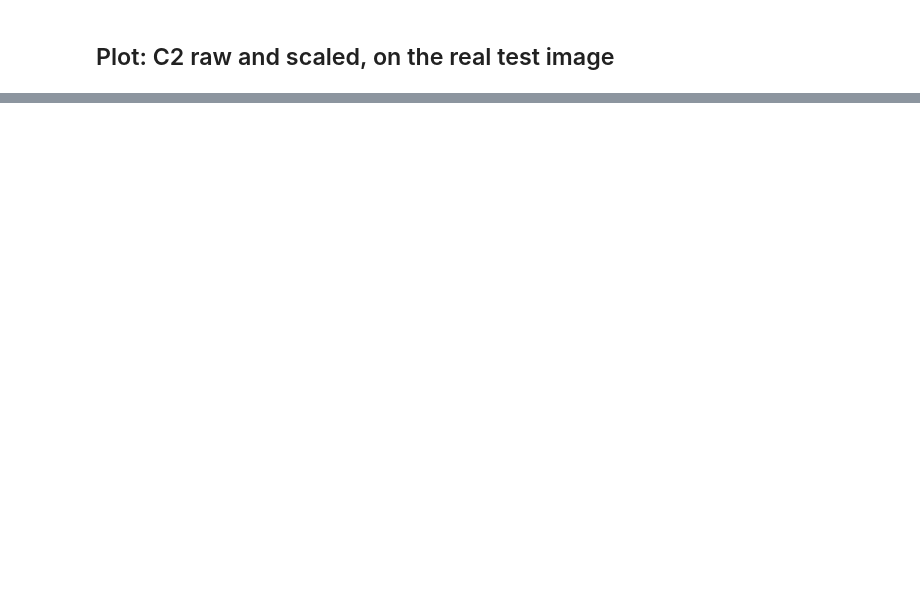
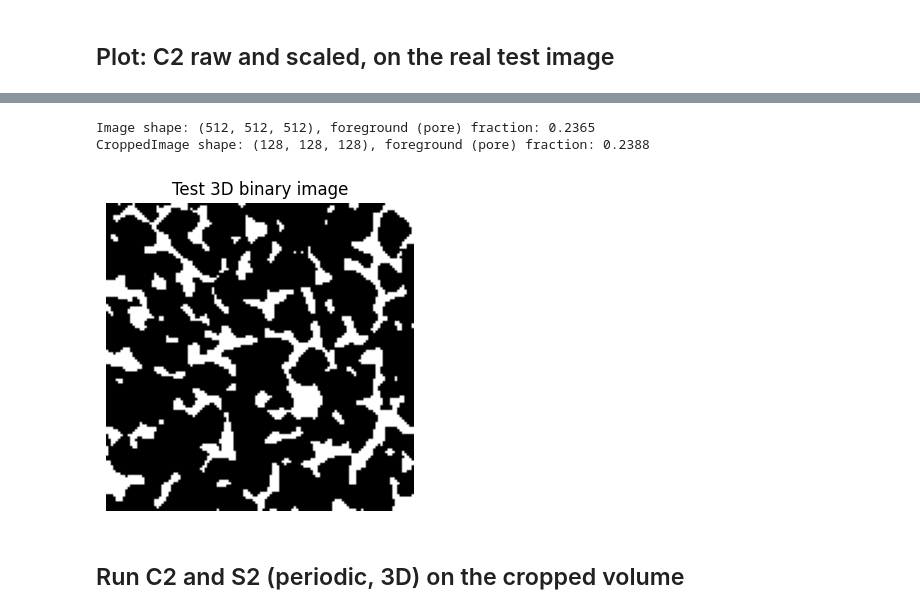
Before and after one commit to hamediut/SMiCA, a Jupyter notebook: notebooks/test_polytopes.ipynb, the cells around one changed output, grey strips where cells are left out. Cells and saved outputs as stored; diff of their text form; code cells hidden in the pictures; blank space fills up the shorter version.

```diff
--- a/notebooks/test_polytopes.ipynb
+++ b/notebooks/test_polytopes.ipynb
@@ -343,0 +374,20 @@ plt.show()
+# %%
+IMAGE_PATH_3D = r"C:\DriveD\GUI_coursera\PythonProject"
+
+img_name_3d = "XCT_11.4um_binary.tif"
+
+img = tifffile.imread(os.path.join(IMAGE_PATH_3D, img_name_3d)).astype(np.uint8)
+
+img_cropped = img[:128, :128, :128]  # crop to a smaller region for faster testing
+print(f"Image shape: {img.shape}, foreground (pore) fraction: {img.mean():.4f}")
+print(f"CroppedImage shape: {img_cropped.shape}, foreground (pore) fraction: {img_cropped.mean():.4f}")
+
+plt.figure(figsize=(4, 4))
+plt.imshow(img_cropped[64], cmap="gray")
+plt.title("Test 3D binary image")
+plt.axis("off")
+plt.show()
+# %% [output]
+Image shape: (512, 512, 512), foreground (pore) fraction: 0.2365
+CroppedImage shape: (128, 128, 128), foreground (pore) fraction: 0.2388
+[figure, added]
@@ -343,0 +402,2 @@ plt.show()
+# %% [markdown]
+## Run C2 and S2 (periodic, 3D) on the cropped volume
```
Also changed, not shown: parts of 28 cells of this notebook, 3 other files.
